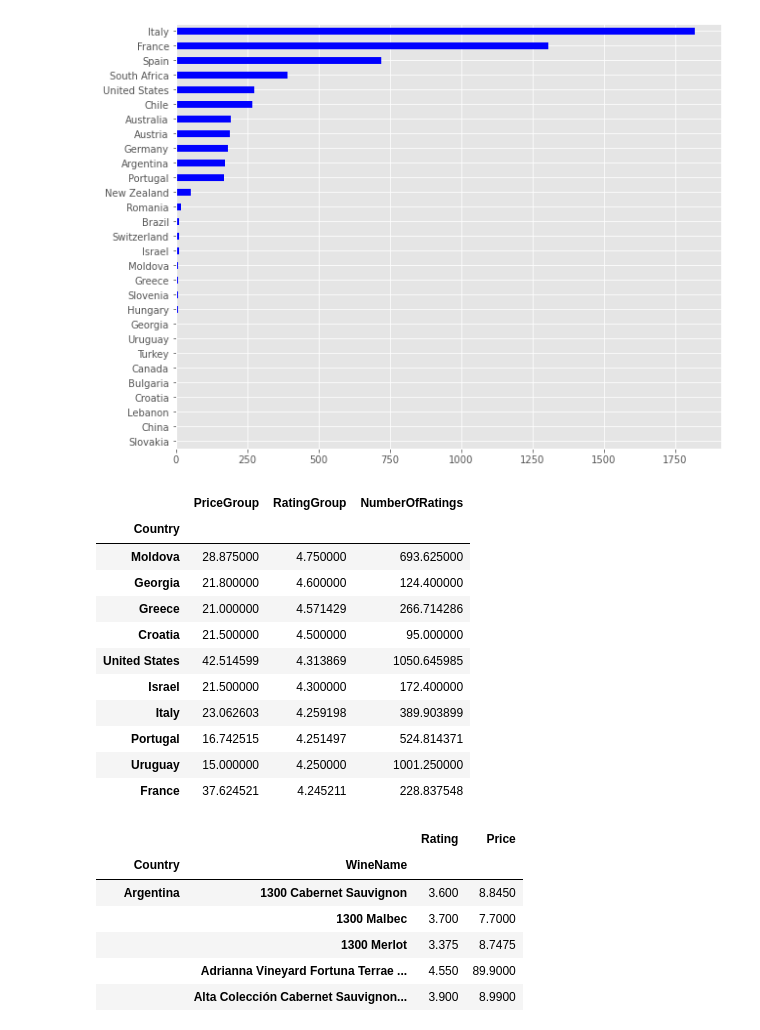
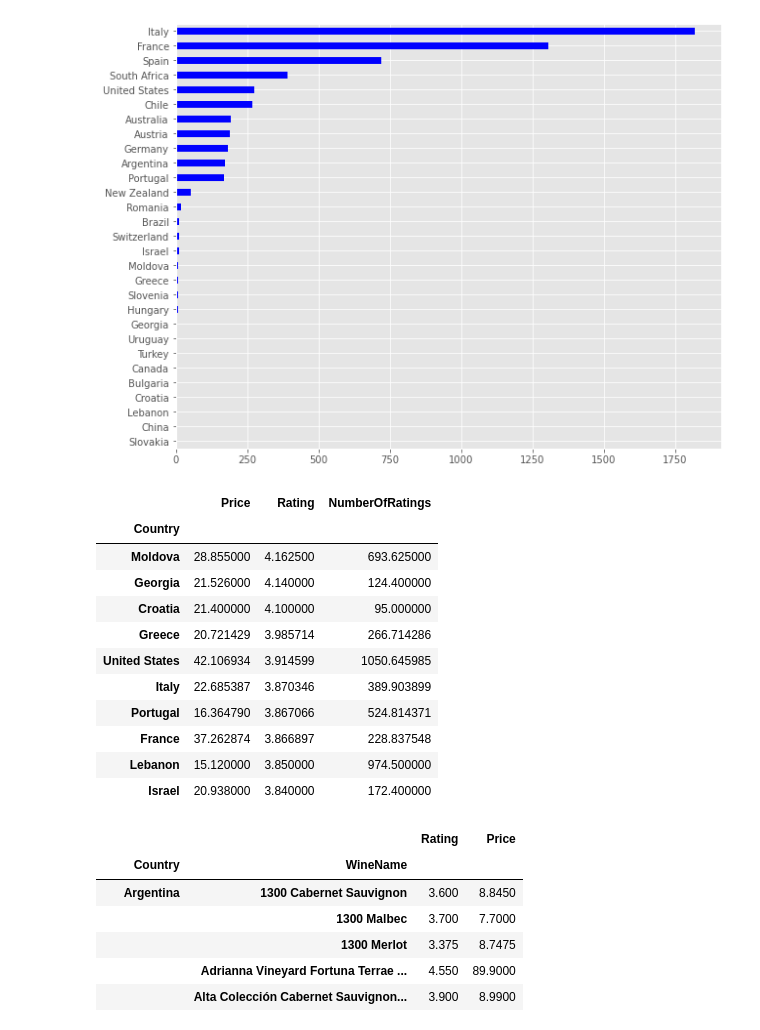
Before and after one commit to Tekkuza/red-wine-review, a Jupyter notebook: solution_wip.ipynb, the cells around one changed output. Drawn from its saved outputs; the diff is of its cells as text; code cells hidden in the pictures.

```diff
--- a/solution_wip.ipynb
+++ b/solution_wip.ipynb
@@ -73,8 +73,15 @@ df.head(5)
 # %%
 #https://www.geeksforgeeks.org/python-pandas-series-str-cat-to-concatenate-string/
 #use concatenate for winery wine name key
-new = df['WineName'].copy()
-df['WineryWine'] = df['Winery'].str.cat(new, sep ="-")
+#new = df['WineName'].copy()
+#df['WineryWine'] = df['Winery'].str.cat(new, sep ="-")
+#df.head(5)
+
+#was able to concatenate using above but needed apply method, received help from classmate on below
+def concatstr (winery, winename):
+    return str(winery) + '-' + str(winename)
+
+df['WineryWine'] = df[['Winery','WineName']].apply(lambda row: concatstr(row['Winery'], row['WineName']), axis=1)
 df.head(5)
 # %% [output]
 |  | Name | Country | Region | Winery | Rating | NumberOfRatings | Price | Year | RatingGroup | ... |
@@ -98,3 +100,8 @@ df.head(5)
 | 2 | Erta e China Rosso di Toscana 2015 | Italy | Toscana | Renzo Masi | 3.9 | 100 | 7.45 | 2015 | 4.0 | ... |
 | 3 | Bardolino 2019 | Italy | Bardolino | Cavalchina | 3.5 | 100 | 8.72 | 2019 | 4.0 | ... |
 | 4 | Ried Scheibner Pinot Noir 2016 | Austria | Carnuntum | Markowitsch | 3.9 | 100 | 29.15 | 2016 | 4.0 | ... |
+# %%
+#https://stackoverflow.com/questions/59270560/pandas-looping-through-a-list-of-strings-in-a-column-create-a-new-column-with
+winetypes = ['merlot','cabernet','rioja']
+df['WineType'] = df['WineName'].str.lower().str.extract(f'({"|".join(winetypes)})')
+df.head(5)
@@ -407,20 +422,20 @@ plt.show()
 # %% [output]
 [figure]
 # %%
-df2[['Country', 'PriceGroup', 'RatingGroup','NumberOfRatings']].groupby('Country').mean().sort_values('RatingGroup', ascending=False).head(10)
+df2[['Country', 'Price', 'Rating','NumberOfRatings']].groupby('Country').mean().sort_values('Rating', ascending=False).head(10)
 # %% [output]
-|  | PriceGroup | RatingGroup | NumberOfRatings |
+|  | Price | Rating | NumberOfRatings |
 | Country |  |  |  |
-| Moldova | 28.875000 | 4.750000 | 693.625000 |
-| Georgia | 21.800000 | 4.600000 | 124.400000 |
-| Greece | 21.000000 | 4.571429 | 266.714286 |
-| Croatia | 21.500000 | 4.500000 | 95.000000 |
-| United States | 42.514599 | 4.313869 | 1050.645985 |
-| Israel | 21.500000 | 4.300000 | 172.400000 |
-| Italy | 23.062603 | 4.259198 | 389.903899 |
-| Portugal | 16.742515 | 4.251497 | 524.814371 |
-| Uruguay | 15.000000 | 4.250000 | 1001.250000 |
-| France | 37.624521 | 4.245211 | 228.837548 |
+| Moldova | 28.855000 | 4.162500 | 693.625000 |
+| Georgia | 21.526000 | 4.140000 | 124.400000 |
+| Croatia | 21.400000 | 4.100000 | 95.000000 |
+| Greece | 20.721429 | 3.985714 | 266.714286 |
+| United States | 42.106934 | 3.914599 | 1050.645985 |
+| Italy | 22.685387 | 3.870346 | 389.903899 |
+| Portugal | 16.364790 | 3.867066 | 524.814371 |
+| France | 37.262874 | 3.866897 | 228.837548 |
+| Lebanon | 15.120000 | 3.850000 | 974.500000 |
+| Israel | 20.938000 | 3.840000 | 172.400000 |
 # %%
 countrywine = df2.groupby(['Country', 'WineName']).agg({'Rating': 'mean', 'Price': 'mean'})
 countrywine
```
Also changed, not shown: parts of 24 cells of this notebook.
